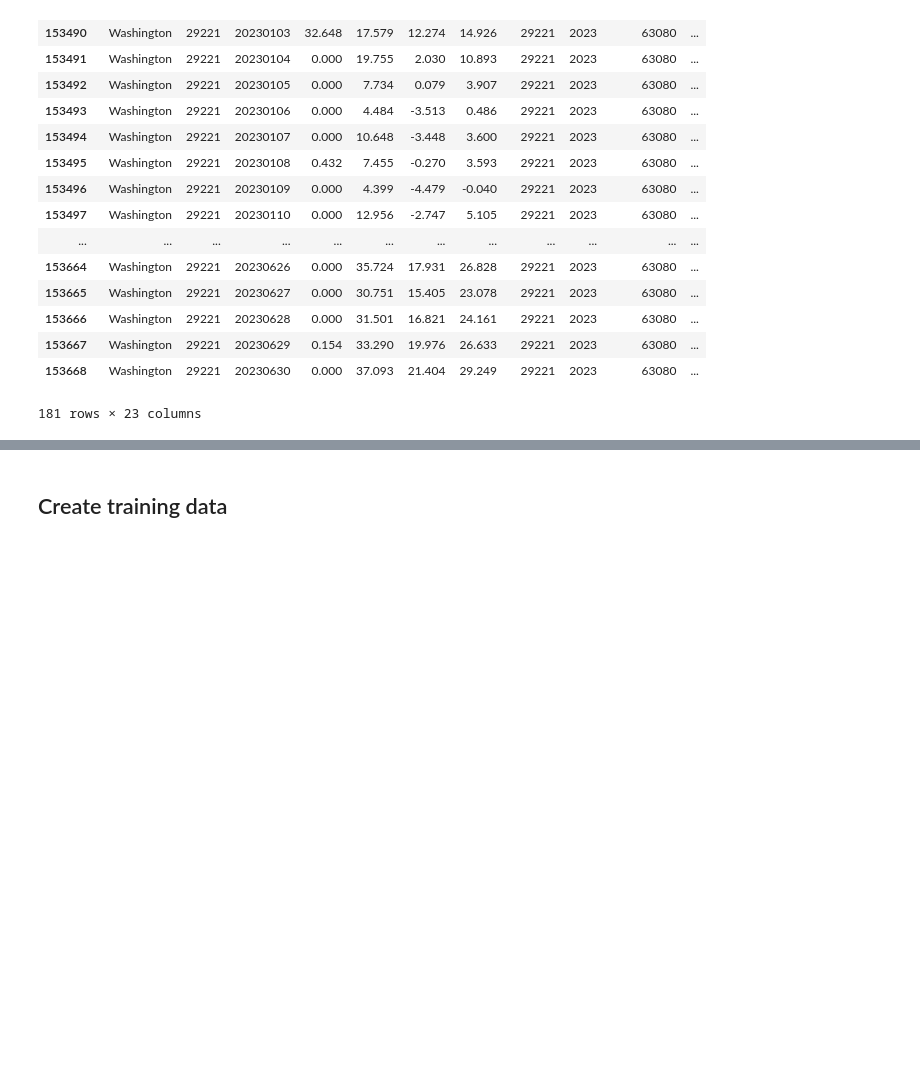
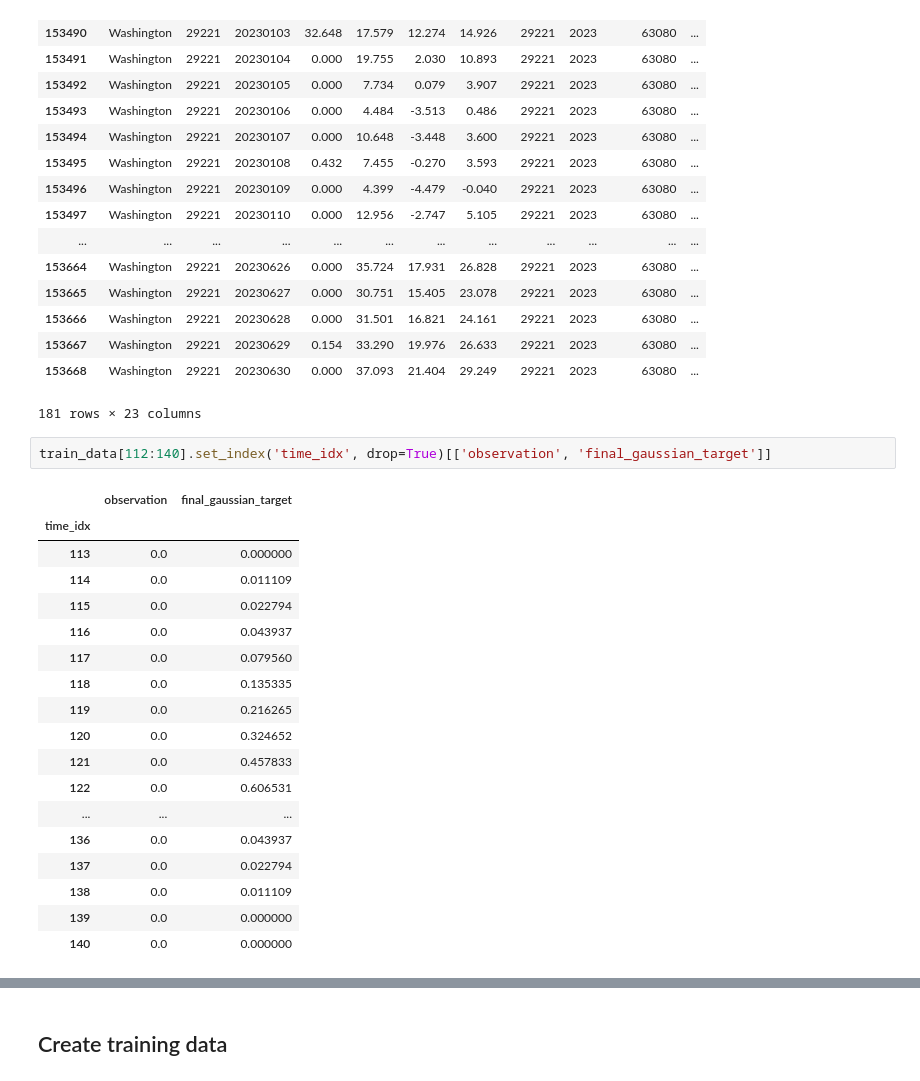
Before and after one commit to wbeckman/morel-model, a Jupyter notebook: training_data.ipynb, the cells around one changed output, grey strips where cells are left out. Drawn from its saved outputs; the diff is of its cells as text; blank space fills up the shorter version.

```diff
--- a/training_data.ipynb
+++ b/training_data.ipynb
@@ -342,3 +342,24 @@ train_data[train_data['group'] == '630802023']
 | 153667 | Washington | 29221 | 20230629 | 0.154 | 33.290 | 19.976 | 26.633 | 29221 | 2023 | 63080 | ... |
 | 153668 | Washington | 29221 | 20230630 | 0.000 | 37.093 | 21.404 | 29.249 | 29221 | 2023 | 63080 | ... |
 181 rows × 23 columns
+# %%
+train_data[112:140].set_index('time_idx', drop=True)[['observation', 'final_gaussian_target']]
+# %% [output]
+|  | observation | final_gaussian_target |
+| time_idx |  |  |
+| 113 | 0.0 | 0.000000 |
+| 114 | 0.0 | 0.011109 |
+| 115 | 0.0 | 0.022794 |
+| 116 | 0.0 | 0.043937 |
+| 117 | 0.0 | 0.079560 |
+| 118 | 0.0 | 0.135335 |
+| 119 | 0.0 | 0.216265 |
+| 120 | 0.0 | 0.324652 |
+| 121 | 0.0 | 0.457833 |
+| 122 | 0.0 | 0.606531 |
+| ... | ... | ... |
+| 136 | 0.0 | 0.043937 |
+| 137 | 0.0 | 0.022794 |
+| 138 | 0.0 | 0.011109 |
+| 139 | 0.0 | 0.000000 |
+| 140 | 0.0 | 0.000000 |
```
Also changed, not shown: parts of 9 cells of this notebook, 1 other file.
